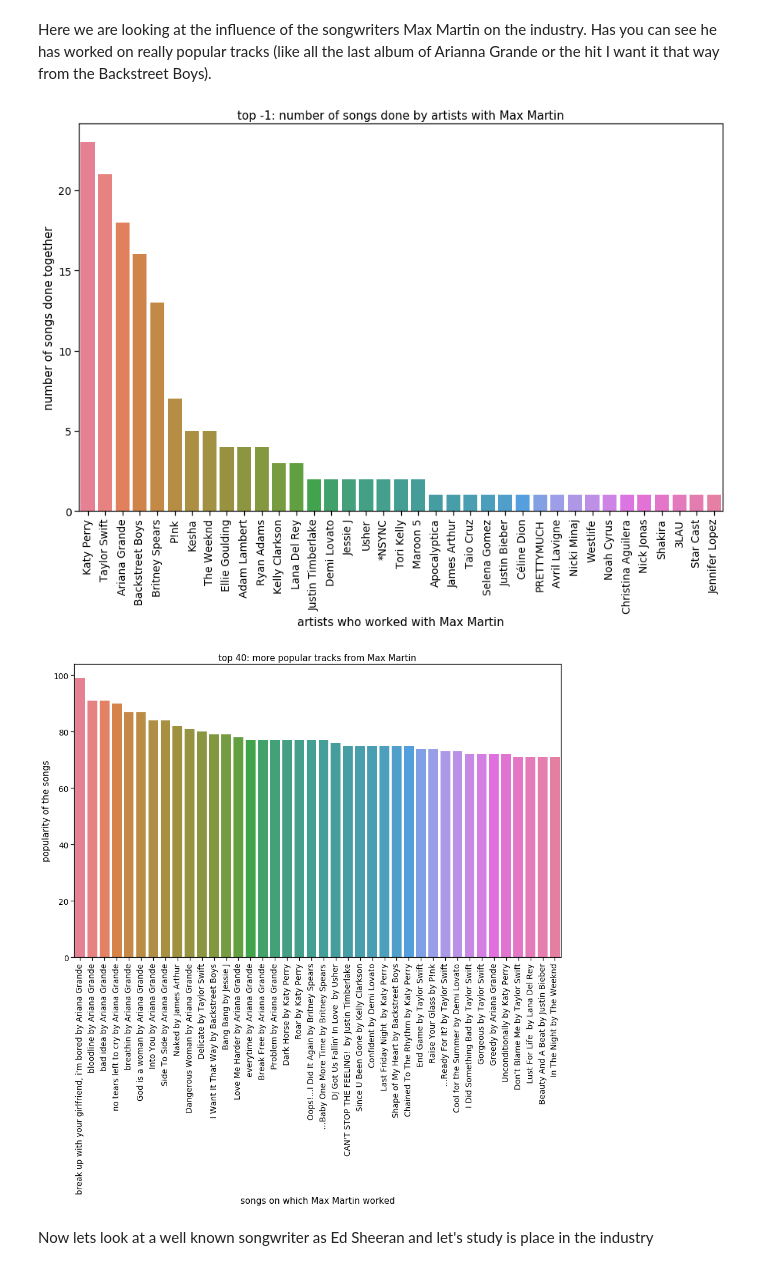
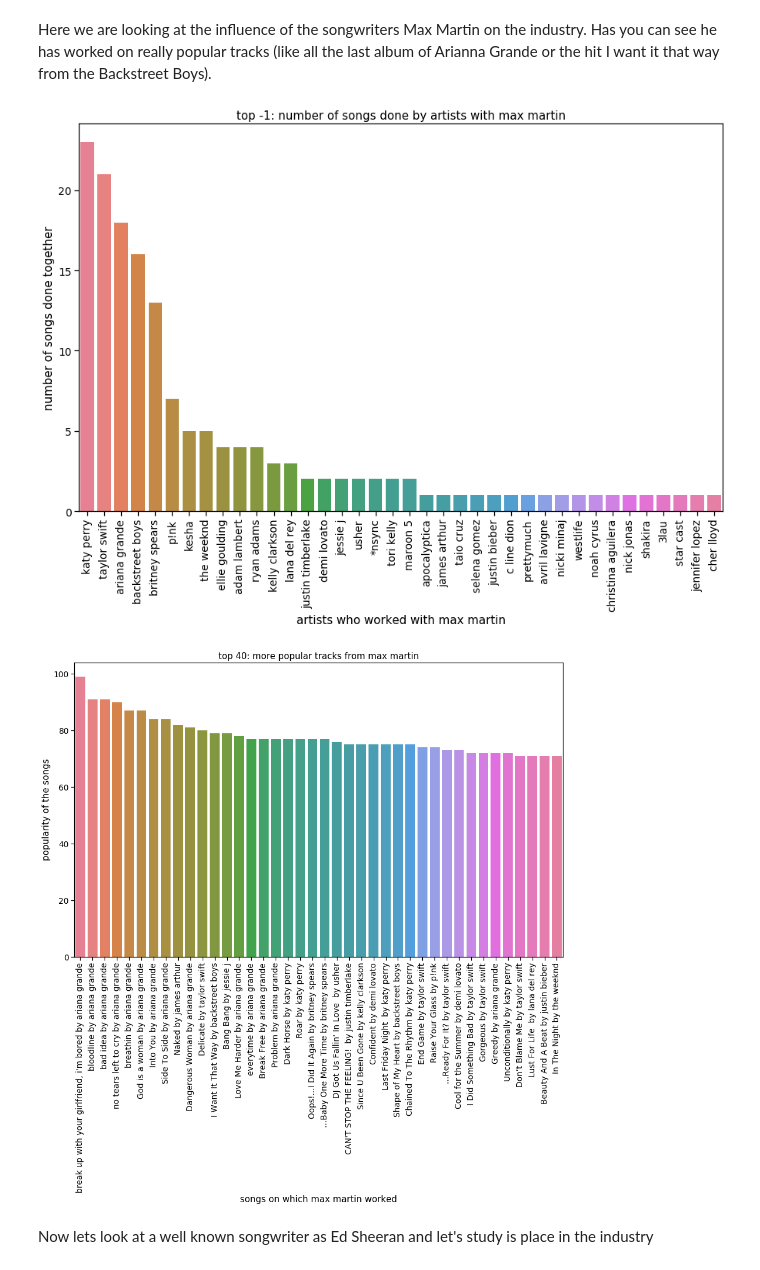
Before and after one commit to SachaLeblanc/NTDS_final, a Jupyter notebook: NTDS_processing_of_the_data.ipynb, the cells around one changed output. Cells and saved outputs as stored; diff of their text form; code cells hidden in the pictures.

```diff
--- a/NTDS_processing_of_the_data.ipynb
+++ b/NTDS_processing_of_the_data.ipynb
@@ -43,6 +44,23 @@ This function just takes care of filling a new dataframe with clean data and als
 
 Also when you go on Genius, some songs that have no producers in the result obtained from the request can have one on the website on the top of the page. Thus we are either going to drop this songs, or just consider that the artists do all the work by themselves.
 # %%
+def format_string(string):
+
+    '''
+    Given a string, normalize its format using regex expression. (note we filled this function step by step as errors where
+    seen in latter on studies)
+    INPUT: string: string to be modified
+    OUTPUT: string: string modified
+    '''
+
+    string = re.sub("’", "'", string)
+    string = re.sub(r'[^\x00-\x7F]+',' ', string)
+    if string[0] == ' ':
+        string = string[1:]
+    string = string.lower()
+
+    return string
+
 def create_final_dataframe(df):
 
     '''
@@ -56,7 +74,7 @@ def create_final_dataframe(df):
 
 
     for row in df.iterrows():
-        artist_name = row[1]['artist']
+        artist_name = format_string(row[1]['artist'])
         track_name = row[1]['track_name']
         popularity = row[1]['popularity']
         genre = row[1]['genre']
@@ -69,12 +87,12 @@ def create_final_dataframe(df):
                 # writers of the songs
                 if 'writer_artists' in str(el):
                     for name in str(str(el).split('writer_artists')[1]).split('name:')[1:]:
-                        writters.append(str(name).split(',')[0])
+                        writters.append(format_string(str(name).split(',')[0]))
                 # we use this second condition to be sure to miss no writters in specific cases
                 if 'artists' in str(el) and 'news' not in str(el):
                     if(str(el).split(':')[0] == 'Lyricist,artists'):
                         for name in str(el).split('name:')[1:]:
-                            writters.append(str(name).split(',')[0])
+                            writters.append(format_string(str(name).split(',')[0]))
                 # We assume that if no writters ar mentionned that the artist wrote the song
                 if len(writters) == 0:
                     writters = [artist_name]
@@ -82,12 +100,12 @@ def create_final_dataframe(df):
                 # labels of the songs
                 if 'Label,artists' in str(el):
                     for name in str(str(el).split('Label,artists')[1]).split('}]')[0].split('name:')[1:]:
-                        labels.append(str(name).split(',')[0])
+                        labels.append(format_string(str(name).split(',')[0]))
 
                 # producers of the song
                 if 'producer_artists' in str(el):
                     for name in str(str(el).split('producer_artists')[1]).split('}]')[0].split('name:')[1:]:
-                        producers.append(str(name).split(',')[0])
+                        producers.append(format_string(str(name).split(',')[0]))
 
 
             # we assume that if no label is mentionned that the artist is independent
@@ -95,7 +113,7 @@ def create_final_dataframe(df):
                 labels = ['independent']
 
             # we assume that if no producer is mentionned that the artist produced the song himself
-                if len(producers) == 0:
+            if len(producers) == 0:
                     producers = [artist_name]
 
             writters = np.unique(writters)
@@ -243,10 +264,10 @@ def study_actor(df, name, role, n=40,  plot_artist_himself=True):
 # %% [markdown]
 Here we are looking at the influence of the songwriters Max Martin on the industry. Has you can see he has worked on really popular tracks (like all the last album of Arianna Grande or the hit I want it that way from the Backstreet Boys).
 # %%
-study_actor(final_dataframe, 'Max Martin', 'songwriters')
+study_actor(final_dataframe, 'max martin', 'songwriters')
 # %% [output]
-[figure, old version]
+[figure, new version]
-[figure, old version]
+[figure, new version]
 # %% [markdown]
 Now lets look at a well known songwriter as Ed Sheeran and let's study is place in the industry
 # %%
```
Also changed, not shown: parts of 18 cells of this notebook.
